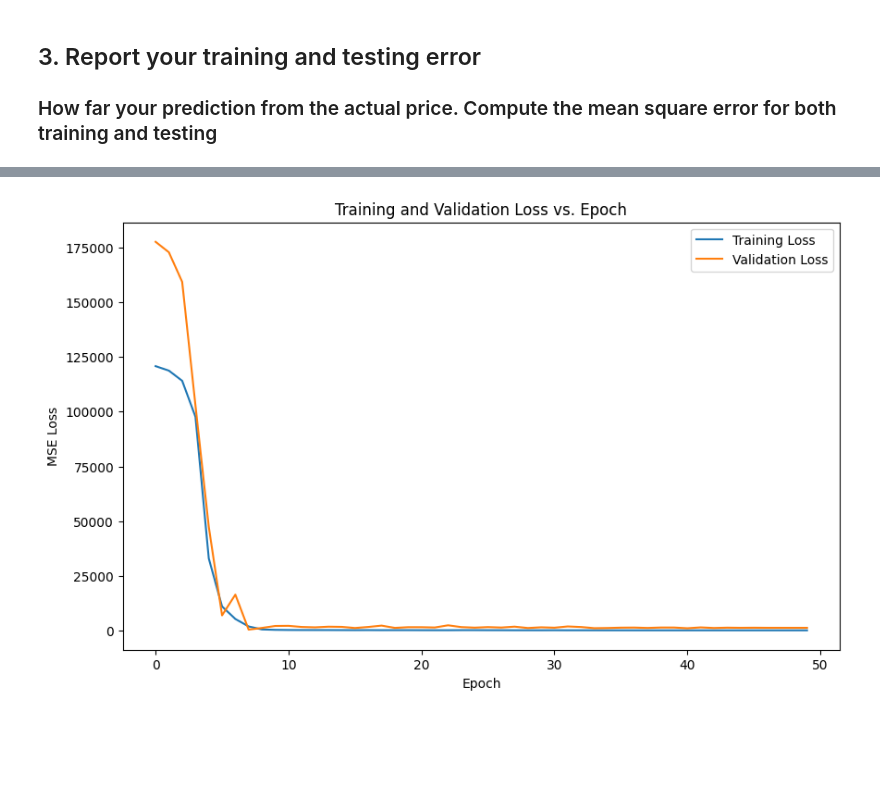
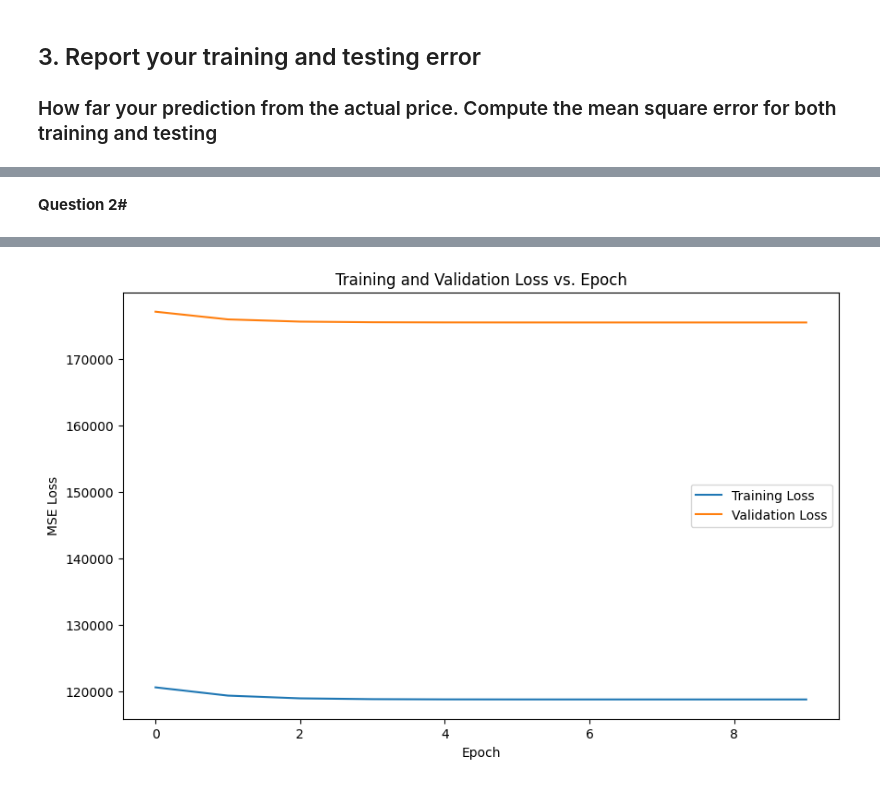
Before and after one commit to ikemnkur/CS_5013, a Jupyter notebook: hw1.ipynb, the cells around one changed output, grey strips where cells are left out. Saved outputs shown, nothing was run; the diff lists cells and outputs as text; code cells hidden in the pictures; blank space fills up the shorter version.

```diff
--- a/hw1.ipynb
+++ b/hw1.ipynb
@@ -163,3 +169,5 @@ NameError: name 'np' is not defined
+# %% [markdown]
+**Question 2#**
 # %%
 import yfinance as yf
 import pandas as pd
@@ -176,6 +184,8 @@ def get_prices(tickers, start='2022-10-01', end=None):
     for s in tickers:
         df[s] = get_price(s, start, end)
     return df
+
+# Part A
 
 # Define the tickers
 feature_stocks = ['tsla','meta','goog','amzn','nflx','gbtc','gdx','intc','dal','c']
@@ -225,7 +235,7 @@ train_loader = DataLoader(train_dataset, batch_size=batch_size, shuffle=True)
 val_loader   = DataLoader(val_dataset, batch_size=batch_size)
 test_loader  = DataLoader(test_dataset, batch_size=batch_size)
 
-#Part 2
+#Part B
 import torch.nn as nn
 
 class StockPredictor(nn.Module):
@@ -248,7 +258,8 @@ class StockPredictor(nn.Module):
         x = self.out(x)
         return x
 
-# Instantiate the model; here input_dim is 10
+# Instantiate the model;
+# input_dim = 10; which is the lenght of the feature_stocks obj
 input_dim = len(feature_stocks)
 model = StockPredictor(input_dim)
 print(model)
@@ -258,14 +269,32 @@ import matplotlib.pyplot as plt
 # Loss function
 criterion = nn.MSELoss()
 
-# Choose an optimizer; here we use Adam (you can switch to SGD or SGD with momentum)
-optimizer = torch.optim.Adam(model.parameters(), lr=0.001)
+# Part C
 
-# Option: Define a learning rate scheduler (see Step 4 below)
-# For example, OneCycleLR:
-num_epochs = 50
-scheduler = torch.optim.lr_scheduler.OneCycleLR(
-    optimizer, max_lr=0.01, steps_per_epoch=len(train_loader), epochs=num_epochs)
+# Choosing an optimizer
+optimizer = torch.optim.Adam(model.parameters(), lr=0.001) # This configuration for the optimizer gives the best result
+# optimizer = torch.optim.SGD(model.parameters(), lr=0.01) # Not used
+# optimizer = torch.optim.SGD(model.parameters(), lr=0.01, momentum=0.9) # Akward results
+
+
+# Part D
+# Option: Define a learning rate scheduler
+
+num_epochs = 10
+
+# scheduler = torch.optim.lr_scheduler.OneCycleLR(optimizer, max_lr=0.01, steps_per_epoch=len(train_loader), epochs=num_epochs)
+# Results: Epoch 10/10, Train Loss: 367.6678, Val Loss: 4322.0335
+
+scheduler = torch.optim.lr_scheduler.CyclicLR(optimizer, base_lr=0.001, max_lr=0.01, step_size_up=200)
+# Results: Epoch 10/10, Train Loss: 281.4499, Val Loss: 2917.3344
+# this gave the best results
+
+# scheduler = torch.optim.lr_scheduler.ReduceLROnPlateau(optimizer, mode='min', patience=5, factor=0.5)
+# Epoch 10/10, Train Loss: 118759.6971, Val Loss: 175440.6043
+# This one gave me very bad results, so I will not use it as I dont want to spend time optimizing it instead I will use
+# the CyclicLR Optimizer
+
+# Training
 
 # Training loop
 train_losses = []
@@ -280,7 +309,13 @@ for epoch in range(num_epochs):
         loss = criterion(outputs, y_batch)
         loss.backward()
         optimizer.step()
+
+        # For using OneCycle and Cyclic LRs
         scheduler.step()  # update learning rate if using a per-batch scheduler
+
+        # For using ReduceLROnPlateau
+        # scheduler.step(epoch_val_loss)
+
         running_train_loss += loss.item() * X_batch.size(0)
     epoch_train_loss = running_train_loss / len(train_loader.dataset)
     train_losses.append(epoch_train_loss)
@@ -309,6 +344,16 @@ plt.show()
 
 total_params = sum(p.numel() for p in model.parameters())
 print("Total number of parameters:", total_params)
+
+model.eval()
+running_test_loss = 0.0
+with torch.no_grad():
+    for X_batch, y_batch in test_loader:
+        outputs = model(X_batch)
+        loss = criterion(outputs, y_batch)
+        running_test_loss += loss.item() * X_batch.size(0)
+test_loss = running_test_loss / len(test_loader.dataset)
+print("Test MSE Loss:", test_loss)
 # %% [output]
 StockPredictor(
   (fc1): Linear(in_features=10, out_features=20, bias=True)
@@ -330 +377 @@ Epoch 50/50, Train Loss: 145.6661, Val Loss: 1272.8935
-[figure, old version]
+[figure, new version]
```
Also changed, not shown: parts of 7 cells of this notebook.
